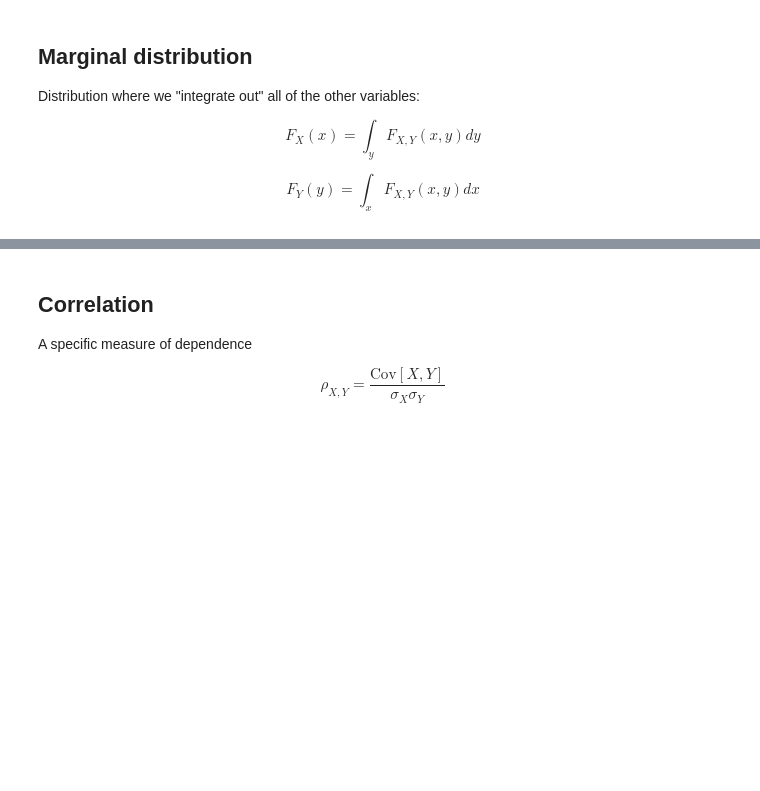
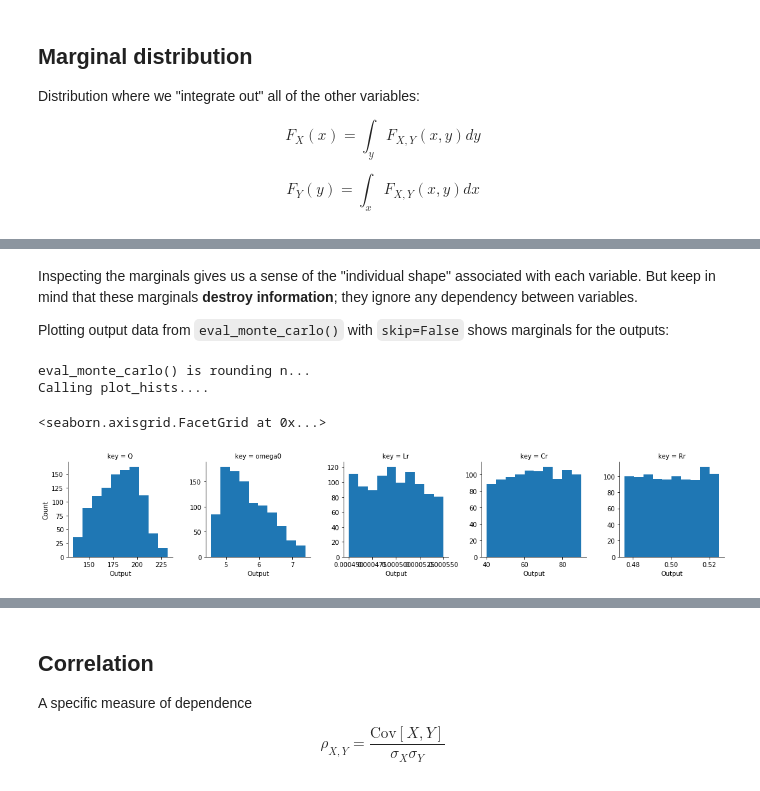
Before and after one commit to zdelrosario/pdo-notes, a Jupyter notebook: day17.ipynb, the cells around one changed output, grey strips where cells are left out. Drawn from its saved outputs; the diff is of its cells as text; code cells hidden in the pictures; blank space fills up the shorter version.

```diff
--- a/day17.ipynb
+++ b/day17.ipynb
@@ -291,0 +345,15 @@ Notice with Grama that we define marginal distributions and a "copula". We'll ge
+# %% [markdown]
+Inspecting the marginals gives us a sense of the "individual shape" associated with each variable. But keep in mind that these marginals **destroy information**; they ignore any dependency between variables.
+
+Plotting output data from `eval_monte_carlo()` with `skip=False` shows marginals for the outputs:
+# %%
+(
+    md_prlc
+    >> gr.ev_monte_carlo(n=1e3, df_det="nom", seed=101)
+    >> gr.pt_auto()
+)
+# %% [output]
+eval_monte_carlo() is rounding n...
+Calling plot_hists....
+<seaborn.axisgrid.FacetGrid at 0x...>
+[figure, added]
```
Also changed, not shown: parts of 22 cells of this notebook.
